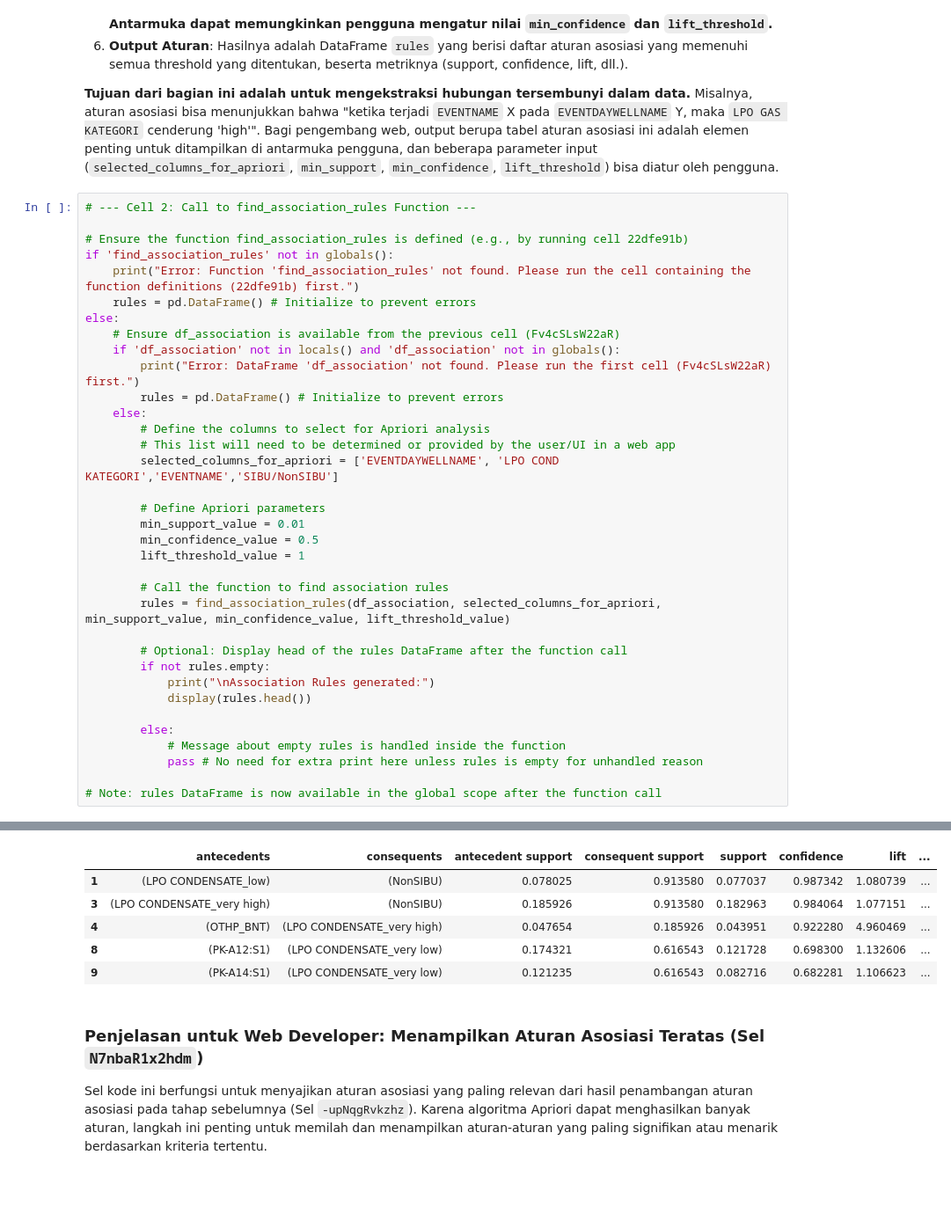
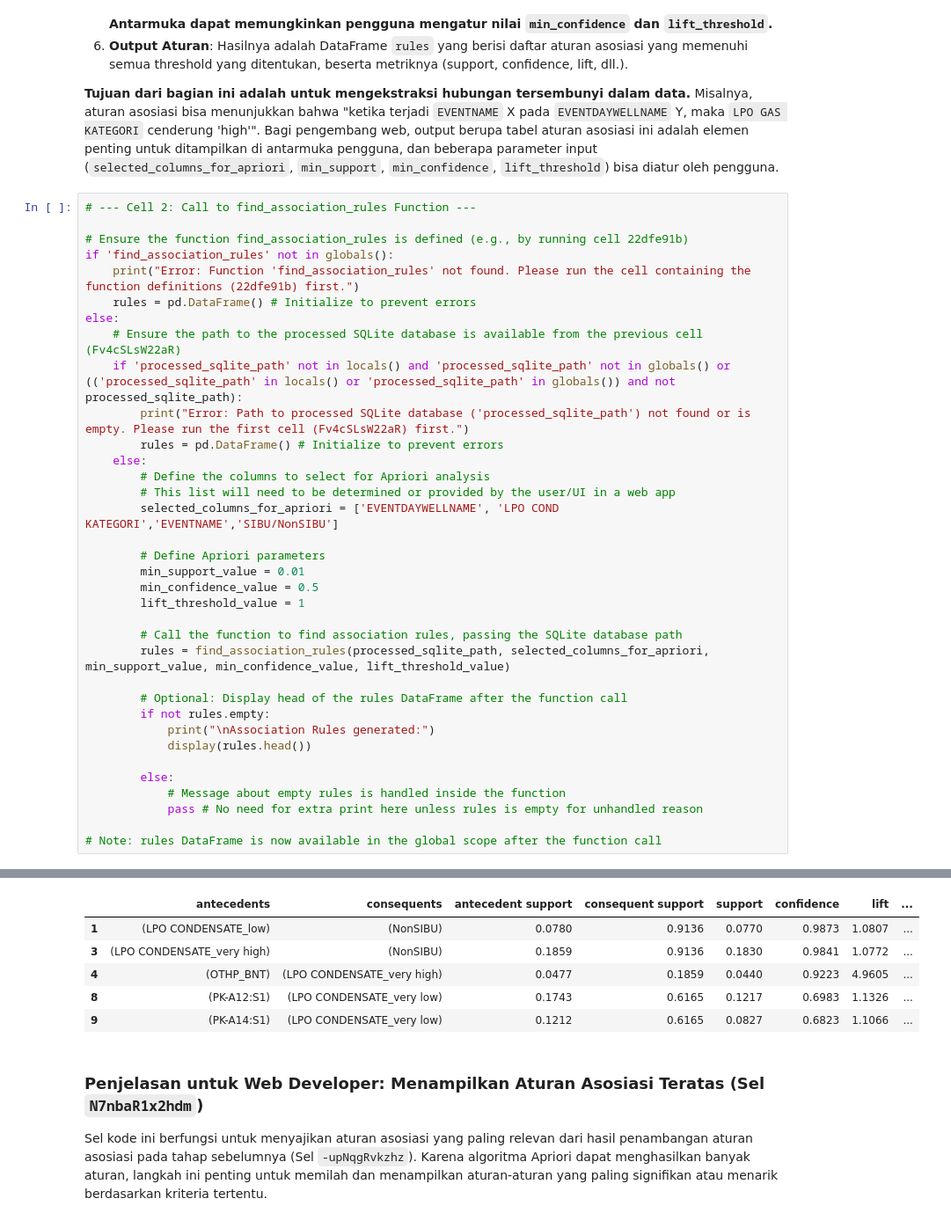
Before and after one commit to ridoya09/Proyek-Analisis-Data, a Jupyter notebook: Apriori/Engine_Apriori_LPO.ipynb, the cells around one changed output, grey strips where cells are left out. Shown at 88% size. Saved outputs shown, nothing was run; the diff lists cells and outputs as text; blank space fills up the shorter version.

```diff
--- a/Apriori/Engine_Apriori_LPO.ipynb
+++ b/Apriori/Engine_Apriori_LPO.ipynb
@@ -922,9 +942,9 @@ if 'find_association_rules' not in globals():
     print("Error: Function 'find_association_rules' not found. Please run the cell containing the function definitions (22dfe91b) first.")
     rules = pd.DataFrame() # Initialize to prevent errors
 else:
-    # Ensure df_association is available from the previous cell (Fv4cSLsW22aR)
-    if 'df_association' not in locals() and 'df_association' not in globals():
-        print("Error: DataFrame 'df_association' not found. Please run the first cell (Fv4cSLsW22aR) first.")
+    # Ensure the path to the processed SQLite database is available from the previous cell (Fv4cSLsW22aR)
+    if 'processed_sqlite_path' not in locals() and 'processed_sqlite_path' not in globals() or (('processed_sqlite_path' in locals() or 'processed_sqlite_path' in globals()) and not processed_sqlite_path):
+        print("Error: Path to processed SQLite database ('processed_sqlite_path') not found or is empty. Please run the first cell (Fv4cSLsW22aR) first.")
         rules = pd.DataFrame() # Initialize to prevent errors
     else:
         # Define the columns to select for Apriori analysis
@@ -936,8 +956,8 @@ else:
         min_confidence_value = 0.5
         lift_threshold_value = 1
 
-        # Call the function to find association rules
-        rules = find_association_rules(df_association, selected_columns_for_apriori, min_support_value, min_confidence_value, lift_threshold_value)
+        # Call the function to find association rules, passing the SQLite database path
+        rules = find_association_rules(processed_sqlite_path, selected_columns_for_apriori, min_support_value, min_confidence_value, lift_threshold_value)
 
         # Optional: Display head of the rules DataFrame after the function call
         if not rules.empty:
@@ -953,19 +975,19 @@ else:
 Dropped 363 rows with missing values in selected columns.
 
 Preparing data using TransactionEncoder...
 Shape of encoded DataFrame: (4050, 60)
 
 --- Applying Apriori Algorithm and Generating Rules ---
 Frequent itemsets found. Generating association rules...
 Association rules generated.
 
 Association Rules generated:
 |  | antecedents | consequents | antecedent support | consequent support | support | confidence | lift | ... |
-| 1 | (LPO CONDENSATE_low) | (NonSIBU) | 0.078025 | 0.913580 | 0.077037 | 0.987342 | 1.080739 | ... |
-| 3 | (LPO CONDENSATE_very high) | (NonSIBU) | 0.185926 | 0.913580 | 0.182963 | 0.984064 | 1.077151 | ... |
-| 4 | (OTHP_BNT) | (LPO CONDENSATE_very high) | 0.047654 | 0.185926 | 0.043951 | 0.922280 | 4.960469 | ... |
-| 8 | (PK-A12:S1) | (LPO CONDENSATE_very low) | 0.174321 | 0.616543 | 0.121728 | 0.698300 | 1.132606 | ... |
-| 9 | (PK-A14:S1) | (LPO CONDENSATE_very low) | 0.121235 | 0.616543 | 0.082716 | 0.682281 | 1.106623 | ... |
+| 1 | (LPO CONDENSATE_low) | (NonSIBU) | 0.0780 | 0.9136 | 0.0770 | 0.9873 | 1.0807 | ... |
+| 3 | (LPO CONDENSATE_very high) | (NonSIBU) | 0.1859 | 0.9136 | 0.1830 | 0.9841 | 1.0772 | ... |
+| 4 | (OTHP_BNT) | (LPO CONDENSATE_very high) | 0.0477 | 0.1859 | 0.0440 | 0.9223 | 4.9605 | ... |
+| 8 | (PK-A12:S1) | (LPO CONDENSATE_very low) | 0.1743 | 0.6165 | 0.1217 | 0.6983 | 1.1326 | ... |
+| 9 | (PK-A14:S1) | (LPO CONDENSATE_very low) | 0.1212 | 0.6165 | 0.0827 | 0.6823 | 1.1066 | ... |
 # %% [markdown]
 ### Penjelasan untuk Web Developer: Menampilkan Aturan Asosiasi Teratas (Sel `N7nbaR1x2hdm`)
 
```
Also changed, not shown: parts of 7 cells of this notebook.
